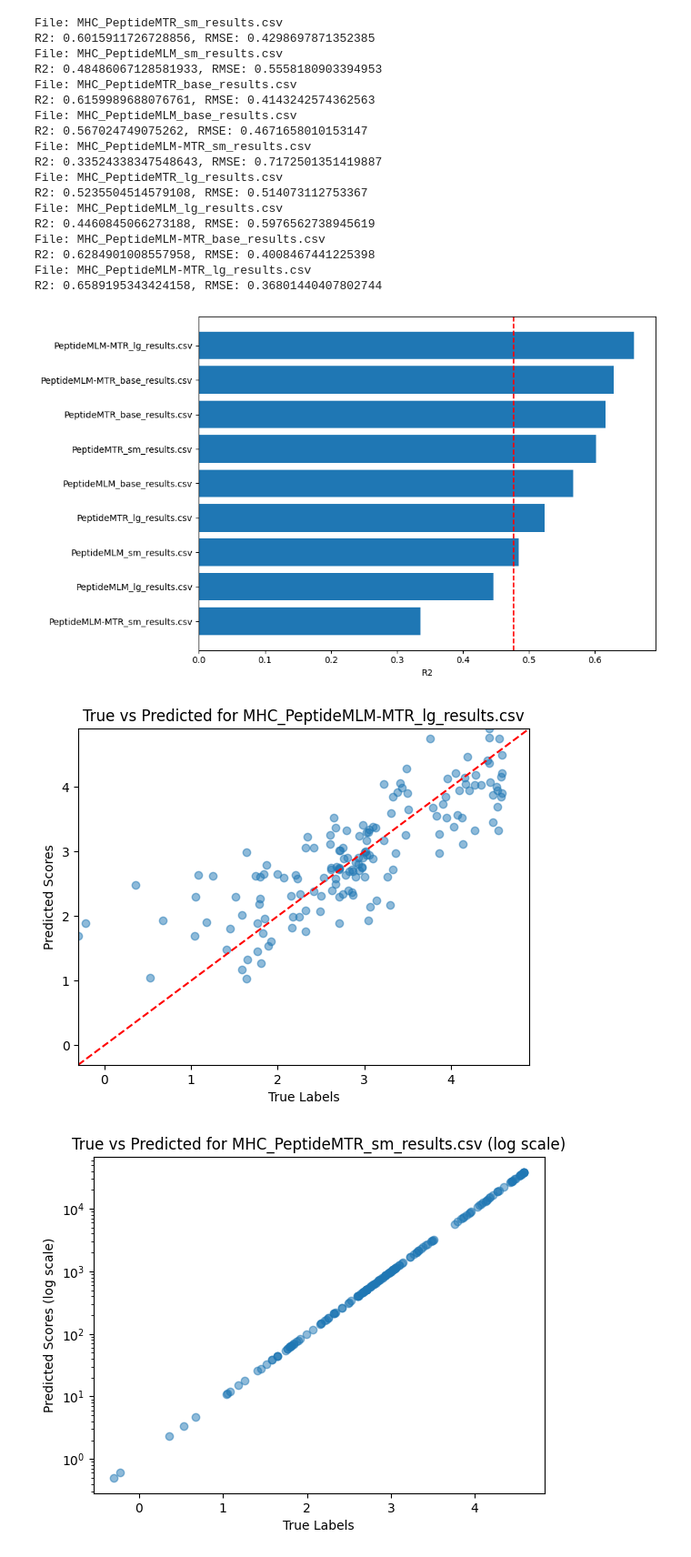
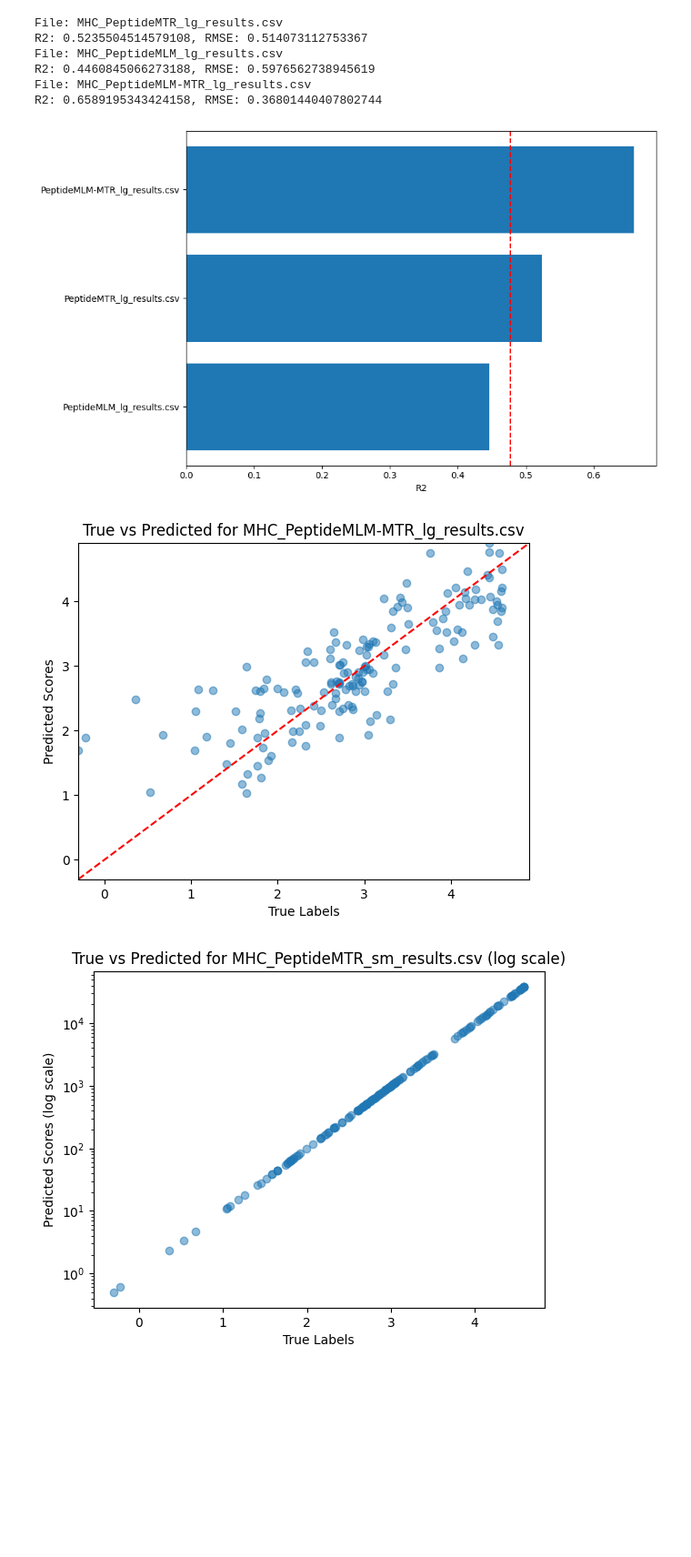
Before and after one commit to AaronFeller/PeptideCLM_Eval, a Jupyter notebook: main/notebooks/evaluate_data.ipynb, the cells around one changed output. Shown at 91% size. Cells and saved outputs as stored; diff of their text form; code cells hidden in the pictures; blank space fills up the shorter version.

```diff
--- a/main/notebooks/evaluate_data.ipynb
+++ b/main/notebooks/evaluate_data.ipynb
@@ -246,7 +174,7 @@ for file in files:
         y_true = df['true_label']
         length = df['smiles'].apply(len)
         plt.figure()
-        plt.scatter(length, y_true, alpha=0.5)
+        plt.scatter(length, y_true, alpha=0.2)
         plt.xlabel('Length of SMILES')
         plt.ylabel('True Labels')
         plt.title(f'Length of SMILES vs True Labels for {file}')
@@ -259,112 +187,64 @@ for file in files:
 
 from sklearn.metrics import mean_squared_error, r2_score
 
-
-files = os.listdir("../results2")
+directory = "../results2"
 
 r2s = []
 rmses = []
 
+files = [f for f in os.listdir(directory) if "MHC" in f and "lg" in f and f.endswith(".csv")]
 for file in files:
-    if "MHC" in file and file.endswith(".csv"):
-        df = pd.read_csv(os.path.join("../results2", file))
+    df = pd.read_csv(os.path.join(directory, file))
 
-        # calculate auroc and auprc for each dataframe
-        y_true = df['true_label']
-        # unscale from log10
-        y_scores = df['predicted_label']
-        # calculate r2 and rmse
-        r2 = r2_score(y_true, y_scores)
-        rmse = mean_squared_error(y_true, y_scores)
-        print(f"File: {file}\nR2: {r2}, RMSE: {rmse}")
-        r2s.append(r2)
-        rmses.append(rmse)
+    # calculate auroc and auprc for each dataframe
+    y_true = df['true_label']
+    # unscale from log10
+    y_scores = df['predicted_label']
+    # calculate r2 and rmse
+    r2 = r2_score(y_true, y_scores)
+    rmse = mean_squared_error(y_true, y_scores)
+    print(f"File: {file}\nR2: {r2}, RMSE: {rmse}")
+    r2s.append(r2)
+    rmses.append(rmse)
 
-        # # plot precision-recall curve and scatter plot of true vs predicted
-        # import matplotlib.pyplot as plt
-        # plt.figure()
-        # plt.plot(recall, precision, label='Precision-Recall curve')
-        # plt.xlabel('Recall')
-        # plt.ylabel('Precision')
-        # plt.title(f'Precision-Recall Curve for {file}')
-        # plt.legend()
-        # plt.show()
-
-        # plt.figure()
-        # plt.scatter(y_true, y_scores, alpha=0.5)
-        # plt.xlabel('True Labels')
-        # plt.ylabel('Predicted Scores')
-        # plt.title(f'True vs Predicted for {file}')
-        # # set min and max to be the same
-        # min_val = min(y_true.min(), y_scores.min())
-        # max_val = max(y_true.max(), y_scores.max())
-        # plt.xlim(min_val, max_val)
-        # plt.ylim(min_val, max_val)
-        # # plot y=x line
-        # plt.plot([min_val, max_val], [min_val, max_val], 'r--')
-        # plt.show()
-
-        # # plot auroc curve
-        # from sklearn.metrics import roc_curve
-        # fpr, tpr, _ = roc_curve(y_true, y_scores)
-        # plt.figure()
-        # plt.plot(fpr, tpr, label='ROC curve')
-        # plt.xlabel('False Positive Rate')
-        # plt.ylabel('True Positive Rate')
-        # plt.title(f'ROC Curve for {file}')
-        # plt.legend()
-        # plt.show()
 
 # plot all r2 in barplot
 plt.figure(figsize=(10, 6))
 # sort by r2
-files = [f for f in files if "MHC" in f and f.endswith(".csv")]
 r2s, files = zip(*sorted(zip(r2s, files)))
 plt.barh(range(len(r2s)), r2s, tick_label=[f.replace('MHC_', '') for f in files])
 # add the benchmark to the plot
 plt.axvline(x=0.477, color='r', linestyle='--', label='Benchmark')
 plt.xlabel('R2')
 plt.tight_layout()
 plt.show()
 
 # build scatter plot for the best file processed
 best_file = files[np.argmax(r2s)]
 df = pd.read_csv(os.path.join("../results2", best_file))
 y_true = df['true_label']
 y_scores = df['predicted_label']
 plt.figure()
 plt.scatter(y_true, y_scores, alpha=0.5)
 plt.xlabel('True Labels')
 plt.ylabel('Predicted Scores')
 plt.title(f'True vs Predicted for {best_file}')
 # set min and max to be the same
 min_val = min(y_true.min(), y_scores.min())
 max_val = max(y_true.max(), y_scores.max())
 plt.xlim(min_val, max_val)
 plt.ylim(min_val, max_val)
 # plot y=x line
 plt.plot([min_val, max_val], [min_val, max_val], 'r--')
 plt.show()
 # %% [output]
-File: MHC_PeptideMTR_sm_results.csv
-R2: 0.6015911726728856, RMSE: 0.4298697871352385
-File: MHC_PeptideMLM_sm_results.csv
-R2: 0.48486067128581933, RMSE: 0.5558180903394953
-File: MHC_PeptideMTR_base_results.csv
-R2: 0.6159989688076761, RMSE: 0.4143242574362563
-File: MHC_PeptideMLM_base_results.csv
-R2: 0.567024749075262, RMSE: 0.4671658010153147
-File: MHC_PeptideMLM-MTR_sm_results.csv
-R2: 0.33524338347548643, RMSE: 0.7172501351419887
 File: MHC_PeptideMTR_lg_results.csv
 R2: 0.5235504514579108, RMSE: 0.514073112753367
 File: MHC_PeptideMLM_lg_results.csv
 R2: 0.4460845066273188, RMSE: 0.5976562738945619
-File: MHC_PeptideMLM-MTR_base_results.csv
-R2: 0.6284901008557958, RMSE: 0.4008467441225398
 File: MHC_PeptideMLM-MTR_lg_results.csv
 R2: 0.6589195343424158, RMSE: 0.36801440407802744
-[figure, old version]
+[figure, new version]
 [figure]
 # %%
 import numpy as np
```
Also changed, not shown: parts of 11 cells of this notebook, 25 other files.
